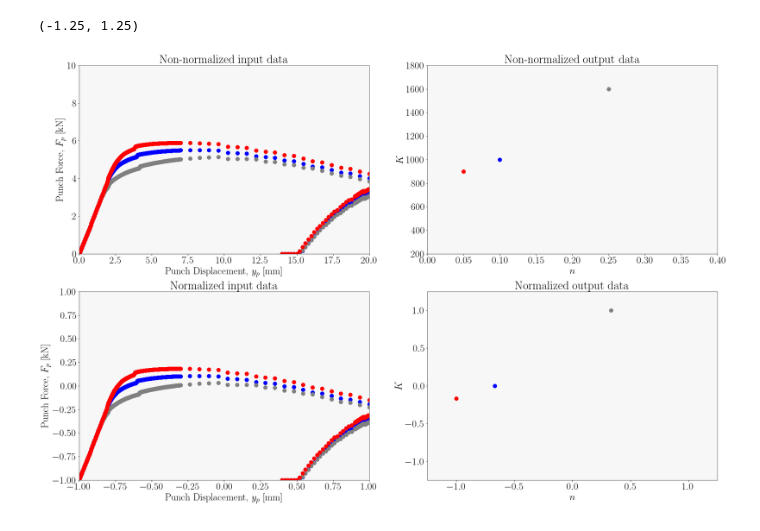
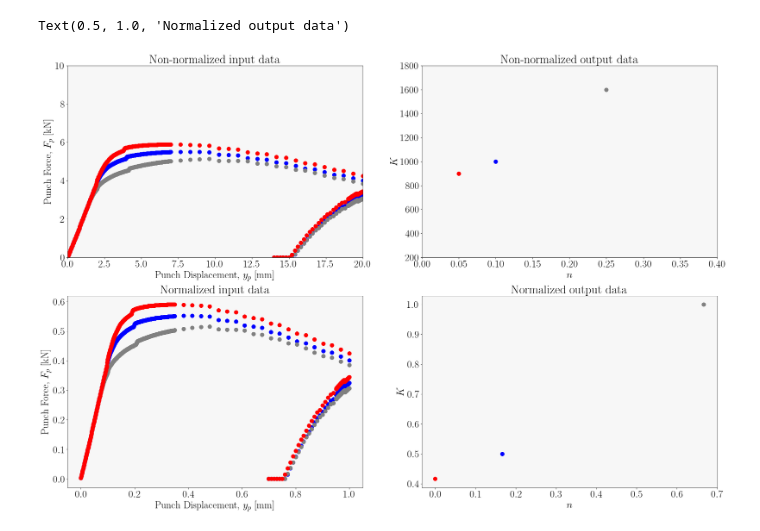
Before and after one commit to DaJaCruz/PhD, a Jupyter notebook: RNN.ipynb, the cells around one changed output. Saved outputs shown, nothing was run; the diff lists cells and outputs as text; code cells hidden in the pictures.

```diff
--- a/RNN.ipynb
+++ b/RNN.ipynb
@@ -59,7 +59,7 @@ Y_data_raw = df.loc[:,['Output_1', 'Output_3']].values
 # %%
 #
 #Scale Inputs with a [-1,1] scaler
-scaler_x = MinMaxScaler(feature_range=(-1,1))
+scaler_x = MinMaxScaler(feature_range=(0,1))
 #
 # Scaling inputs with a Standard Scaler:
 #scaler_x = StandardScaler()
@@ -69,13 +69,16 @@ scaler_x.fit(X_data_raw)# fit the scaler to the input data
 X_data_raw_scaled=scaler_x.transform(X_data_raw) # scale the input data (the whole dataset)
 #
 #Scale Inputs with a [-1,1] scaler
-scaler_y = MinMaxScaler(feature_range=(-1,1))
+scaler_y = MinMaxScaler(feature_range=(0,1))
 #
 # Scaling inputs with a Standard Scaler:
 #scaler_y = StandardScaler()
 #
-scaler_y.fit(Y_data_raw) # fit the scaler to the output data
-Y_data_raw_scaled=scaler_y.transform(Y_data_raw) # scale the output data (the whole dataset)
+_, idx = np.unique(Y_data_raw, axis=0, return_index=True)
+Y_data_unique = Y_data_raw[np.sort(idx)]
+
+scaler_y.fit(Y_data_unique) # fit the scaler to the output data
+Y_data_unique_scaled=scaler_y.transform(Y_data_unique) # scale the output data (the whole dataset)
 # %%
 # Reshape data
 X_data = X_data_raw.reshape((91, 500, 2))
@@ -117,39 +115,39 @@ ax2_ANN.set_ylabel('$K$')
 ax2_ANN.set_xlabel('$n$')
 ax2_ANN.set_title('Non-normalized output data')
 # ax2_ANN.legend(['training', 'testing', 'validation'], loc='upper right')
 #ax1_ANN.grid(True, color='gray', linestyle='-')
 ax2_ANN.set_ylim([200, 1800])
 ax2_ANN.set_xlim([0, 0.4])
 
 ax3_ANN.plot(X_data_scaled[Case_1,:,0], X_data_scaled[Case_1,:,1], 'o', markersize=10, color='blue', label="training points") # show Non-normalized training data
 ax3_ANN.plot(X_data_scaled[Case_2,:,0], X_data_scaled[Case_2,:,1], 'o', markersize=10, color='gray', label="training points") # show Non-normalized training data
 ax3_ANN.plot(X_data_scaled[Case_3,:,0], X_data_scaled[Case_3,:,1], 'o', markersize=10, color='red', label="training points") # show Non-normalized training data
 ax3_ANN.set_ylabel('Punch Force, $F_p$ [kN]')
 ax3_ANN.set_xlabel('Punch Displacement, $y_p$ [mm]')
 ax3_ANN.set_title('Normalized input data')
 #ax1_ANN.legen#d(['training', 'testing', 'validation' ], loc='best')
 #ax1_ANN.grid(True, color='gray', linestyle='-')
-ax3_ANN.set_ylim([-1, 1])
-ax3_ANN.set_xlim([-1, 1])
+# ax3_ANN.set_ylim([-1, 1])
+# ax3_ANN.set_xlim([-1, 1])
 
 # K-n Points
 ax4_ANN.plot(Y_data_scaled[Case_1,1,:], Y_data_scaled[Case_1,0,:], 'o', markersize=10, color='blue') # show normalized training data
 ax4_ANN.plot(Y_data_scaled[Case_2,1,:], Y_data_scaled[Case_2,0,:], 'o', markersize=10, color='gray') # show normalized training data
 ax4_ANN.plot(Y_data_scaled[Case_3,1,:], Y_data_scaled[Case_3,0,:], 'o', markersize=10, color='red') # show normalized training data
 ax4_ANN.set_ylabel('$K$')
 ax4_ANN.set_xlabel('$n$')
 ax4_ANN.set_title('Normalized output data')
 # ax2_ANN.legend(['training', 'testing', 'validation'], loc='upper right')
 #ax1_ANN.grid(True, color='gray', linestyle='-')
-ax4_ANN.set_ylim([-1.25, 1.25])
-ax4_ANN.set_xlim([-1.25, 1.25])
+# ax4_ANN.set_ylim([-1.25, 1.25])
+# ax4_ANN.set_xlim([-1.25, 1.25])
 
 
 # Create figure with specified size
 # fig_ANN.set_size_inches(22, 10)
 # %% [output]
-(-1.25, 1.25)
+Text(0.5, 1.0, 'Normalized output data')
-[figure, old version]
+[figure, new version]
 # %%
 # Divide datasets into train and test
 
```
Also changed, not shown: parts of 11 cells of this notebook.
